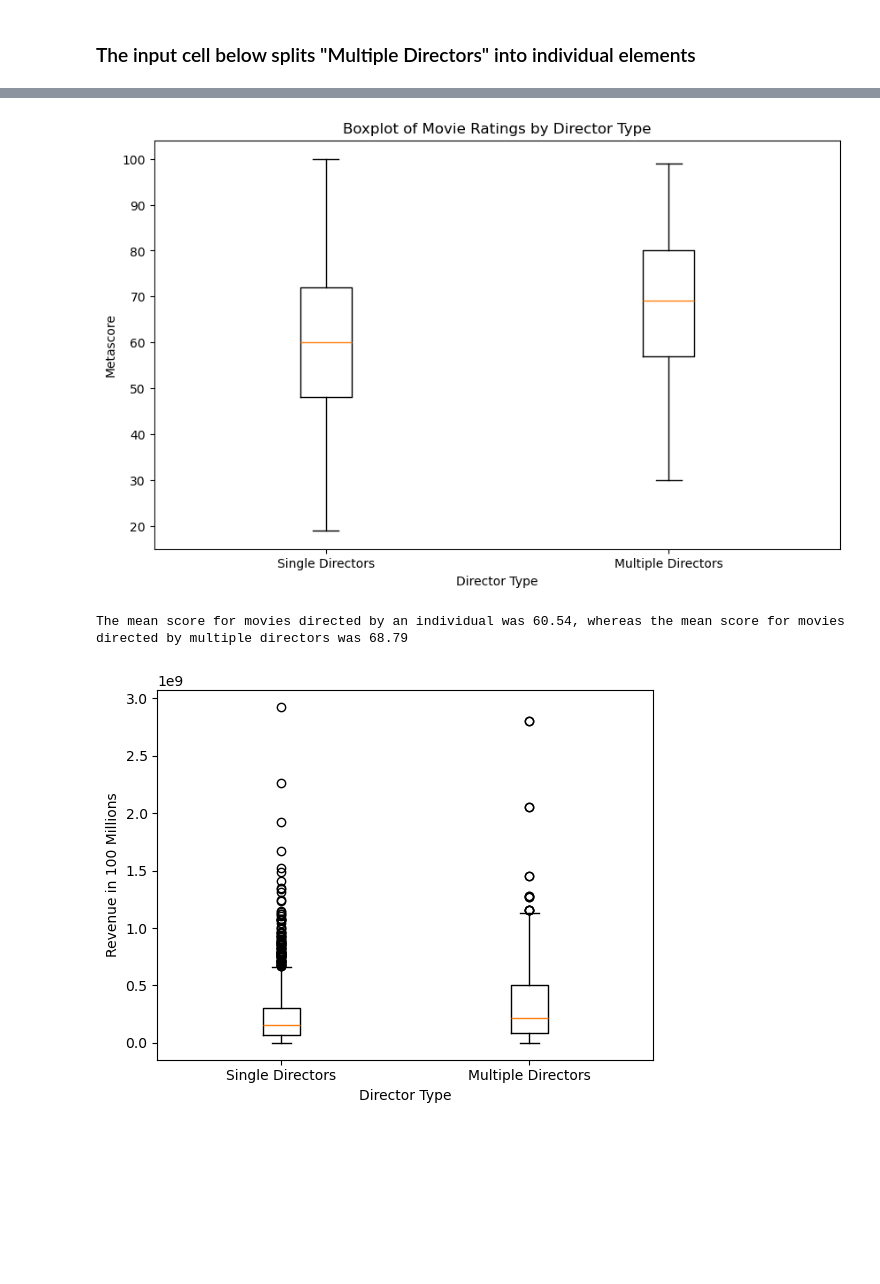
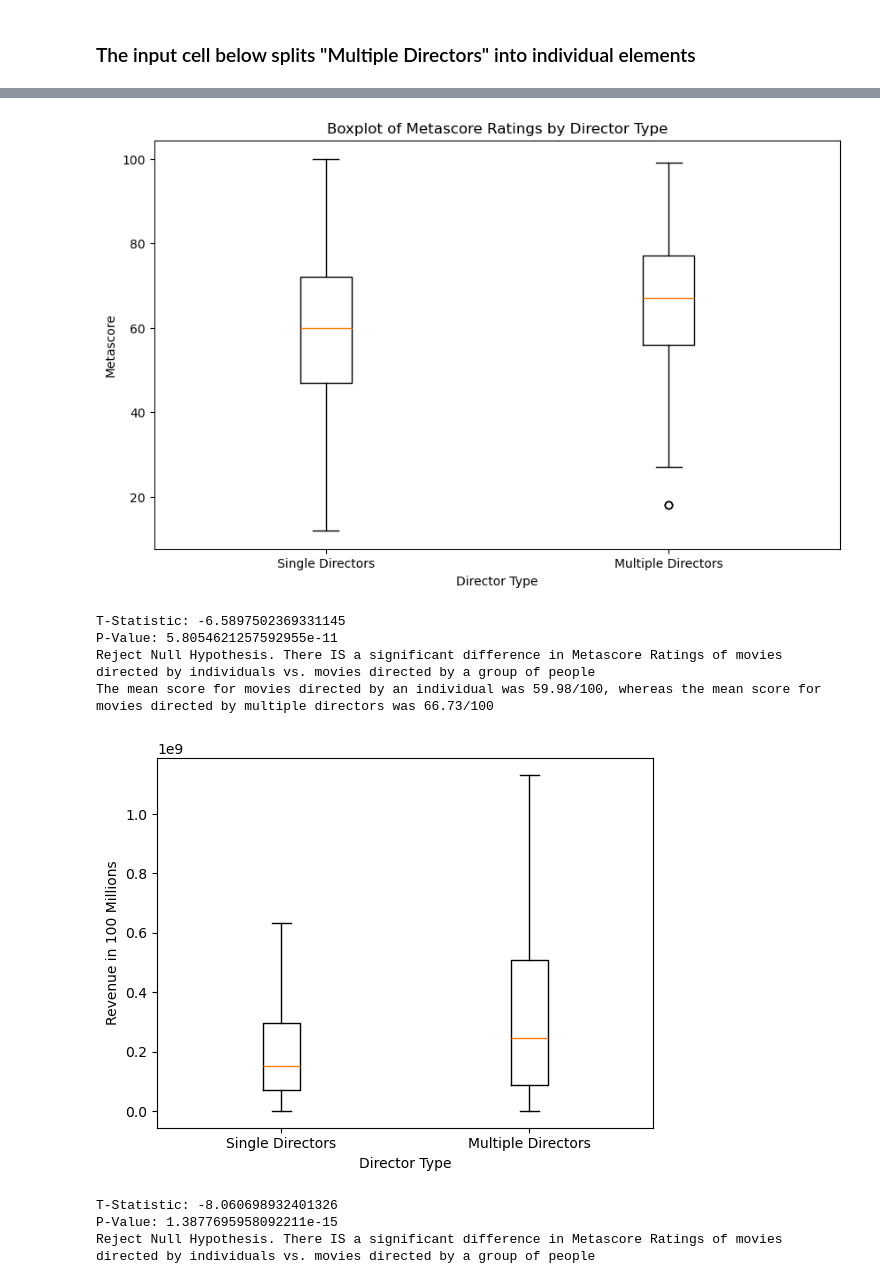
Before and after one commit to jvwastaken/Blockbuster-Breakdown, a Jupyter notebook: JV_Analysis/director_datatset.ipynb, the cells around one changed output, grey strips where cells are left out. Saved outputs shown, nothing was run; the diff lists cells and outputs as text; code cells hidden in the pictures; blank space fills up the shorter version.

```diff
--- a/JV_Analysis/director_datatset.ipynb
+++ b/JV_Analysis/director_datatset.ipynb
@@ -7,8 +10,8 @@ import numpy as np
 # %%
-movie_file = Path("../jeff_analysis/final_df.csv")
+movie_file = Path("../Data/final_1688.csv")
 
 movie_df = pd.read_csv(movie_file)
 
-movie_df['Director'] = movie_df['Director'].str.replace('Directors:', '')
+movie_df['Director_O'] = movie_df['Director_O'].str.replace('Directors:', '')
 movie_df.head()
 # %% [output]
@@ -21,4 +24,9 @@ movie_df.head()
 # %%
+movie_df.rename(columns={'Director_O': 'Director',
+                   'Actors_O': 'Actors',
+                   'Metascore_O': 'Metascore',
+                   "Rotten_Tomato_O": "Rotten_Tomatoes"}, inplace=True)
+
 #Filtering (Cleaning) movie_df
 
 df_unique = movie_df.drop_duplicates(subset='title', keep='first')
@@ -27,6 +35,6 @@ filter_criteria = (
     (df_unique['revenue'].notna()) &
     (df_unique['Metascore'] != 'Rating not found') &
     (df_unique['revenue'] != 'Box Office not found')
-    # (df_unique['Total_Gross'] != 'Gross Unknown')
 )
-clean_movie_df = df_unique[filter_criteria]
+clean_director_df = df_unique[filter_criteria]
+clean_director_df.info()
@@ -34,10 +60,10 @@ clean_movie_df = df_unique[filter_criteria]
 ### The input cell below groups the data by "Single Director" and "Multiple Directors"
 # %%
 # Create a new column "Director_Type" based on the number of directors
-clean_movie_df['Director_Type'] = clean_movie_df['Director'].apply(lambda x: 'Multiple Directors' if ',' in x else 'Single Director')
+clean_director_df['Director_Type'] = clean_director_df['Director'].apply(lambda x: 'Multiple Directors' if ',' in x else 'Single Director')
 
 # Group the DataFrame by the "Director_Type" column
-grouped_director_type = clean_movie_df.groupby('Director_Type')
+grouped_director_type = clean_director_df.groupby('Director_Type')
 
 grouped_director_type
 # %% [output]
@@ -46,13 +72,13 @@ grouped_director_type
 ### The input cell below splits "Multiple Directors" into individual elements
 # %%
 # Identify rows with multiple directors
-multiple_directors_mask = clean_movie_df['Director'].str.contains(',')
+multiple_directors_mask = clean_director_df['Director'].str.contains(',')
 
 # Split multiple directors into individual values and create new rows
-multiple_directors_df = clean_movie_df[multiple_directors_mask].copy()
+multiple_directors_df = clean_director_df[multiple_directors_mask].copy()
 multiple_directors_df['Director'] = multiple_directors_df['Director'].str.split(', ')
 multiple_directors_df = multiple_directors_df.explode('Director')
 
 # Combine the original DataFrame with the new rows for multiple directors
-updated_movie_df = pd.concat([clean_movie_df[~multiple_directors_mask], multiple_directors_df], ignore_index=True)
+updated_director_df = pd.concat([clean_director_df[~multiple_directors_mask], multiple_directors_df], ignore_index=True)
 # %%
@@ -81,36 +104,61 @@ Of the ~6000 Top Movies, 77.71% were directed by an individual director, whereas
 # %%
 # Separate the data for Single Directors and Multiple Directors
-single_directors_ratings = updated_movie_df[updated_movie_df['Director_Type'] == 'Single Director']['Metascore']
-multiple_directors_ratings = updated_movie_df[updated_movie_df['Director_Type'] == 'Multiple Directors']['Metascore']
+single_directors_ratings = updated_director_df[updated_director_df['Director_Type'] == 'Single Director']['Metascore']
+multiple_directors_ratings = updated_director_df[updated_director_df['Director_Type'] == 'Multiple Directors']['Metascore']
 
 # Create a boxplot
 plt.figure(figsize=(10, 6))
 plt.boxplot([single_directors_ratings, multiple_directors_ratings], labels=['Single Directors', 'Multiple Directors'])
 plt.xlabel('Director Type')
 plt.ylabel('Metascore')
-plt.title('Boxplot of Movie Ratings by Director Type')
+plt.title('Boxplot of Metascore Ratings by Director Type')
 plt.show()
 # Not sure if this is something noteable, but I'll save it just in case. Mean rating (red line) for Single Directors is 6.75,
 # while the mean rating for multiple directors is 6.84.
 single_mean_score = round(single_directors_ratings.mean(),2)
 multiple_mean_score = round(multiple_directors_ratings.mean(),2)
-print(f"The mean score for movies directed by an individual was {single_mean_score}, whereas the mean score for movies directed by multiple directors was {multiple_mean_score}")
+t_stat, p_value = stats.ttest_ind(single_directors_ratings,multiple_directors_ratings)
+print(f"T-Statistic: {t_stat}")
+print(f"P-Value: {p_value}")
+
+alpha = 0.05
+if p_value < alpha:
+    print("Reject Null Hypothesis. There IS a significant difference in Metascore Ratings of movies directed by individuals vs. movies directed by a group of people")
+else:
+    print("Retain Null Hypothesis. There IS NOT a significant difference in Metascore Ratings between movies directed by single directors vs. multiple directors")
+print(f"The mean score for movies directed by an individual was {single_mean_score}/100, whereas the mean score for movies directed by multiple directors was {multiple_mean_score}/100")
 # %% [output]
-[figure, old version]
+[figure, new version]
-The mean score for movies directed by an individual was 60.54, whereas the mean score for movies directed by multiple directors was 68.79
+T-Statistic: -6.5897502369331145
+P-Value: 5.8054621257592955e-11
+Reject Null Hypothesis. There IS a significant difference in Metascore Ratings of movies directed by individuals vs. movies directed by a group of people
+The mean score for movies directed by an individual was 59.98/100, whereas the mean score for movies directed by multiple directors was 66.73/100
 # %%
 # cleaned_boxoffice = clean_movie_df.loc[(clean_movie_df['revenue'] != "Metascore not found") & (clean_movie_df['Metascore'].notna())]
 # cleaned_boxoffice['Metascore'] = cleaned_boxoffice['Metascore'].str.replace('[\$,]', '', regex=True).astype(int)
 
-box_and_directortype = updated_movie_df[['revenue', 'Director_Type']]
+box_and_directortype = updated_director_df[['revenue', 'Director_Type']]
 
-single_directors_box = box_and_directortype[box_and_directortype['Director_Type'] == 'Single Director']['revenue']
-multiple_directors_box = box_and_directortype[box_and_directortype['Director_Type'] == 'Multiple Directors']['revenue']
-plt.boxplot([single_directors_box, multiple_directors_box], labels=['Single Directors', 'Multiple Directors'])
+single_directors_revenue = box_and_directortype[box_and_directortype['Director_Type'] == 'Single Director']['revenue']
+multiple_directors_revenue = box_and_directortype[box_and_directortype['Director_Type'] == 'Multiple Directors']['revenue']
+plt.boxplot([single_directors_revenue, multiple_directors_revenue], labels=['Single Directors', 'Multiple Directors'], showfliers=False)
 plt.xlabel('Director Type')
 plt.ylabel('Revenue in 100 Millions')
 plt.show();
+
+t_stat, p_value = stats.ttest_ind(single_directors_revenue,multiple_directors_revenue)
+print(f"T-Statistic: {t_stat}")
+print(f"P-Value: {p_value}")
+
+alpha = 0.05
+if p_value < alpha:
+    print("Reject Null Hypothesis. There IS a significant difference in Metascore Ratings of movies directed by individuals vs. movies directed by a group of people")
+else:
+    print("Retain Null Hypothesis. There IS NOT a significant difference in Metascore Ratings between movies directed by single directors vs. multiple directors")
 # %% [output]
-[figure, old version]
+[figure, new version]
+T-Statistic: -8.060698932401326
+P-Value: 1.3877695958092211e-15
+Reject Null Hypothesis. There IS a significant difference in Metascore Ratings of movies directed by individuals vs. movies directed by a group of people
 # %%
 # Top Directors dataframe
```
Also changed, not shown: parts of 14 cells of this notebook.
